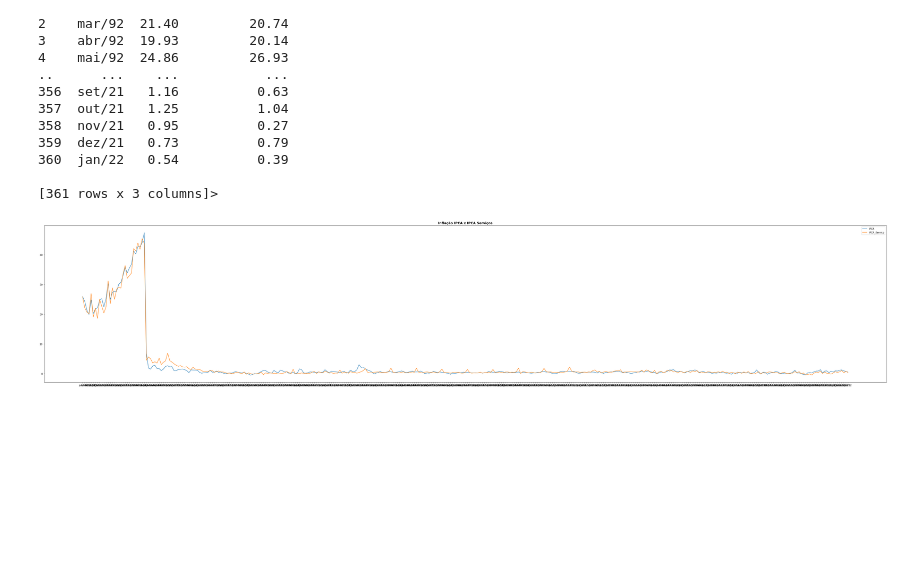
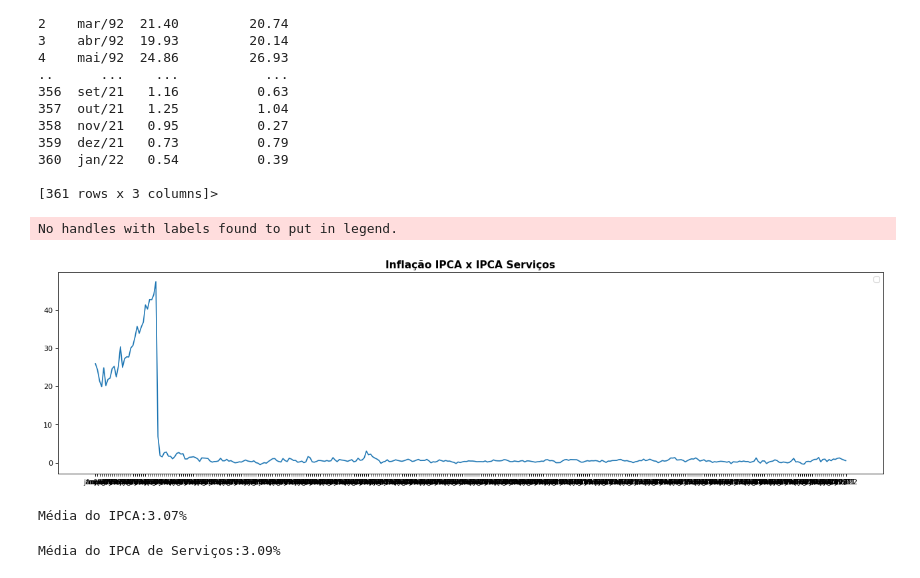
Before and after one commit to eduardoluisvieira/mackenzie, a Jupyter notebook: T2_Praticas.ipynb, the cells around one changed output. Saved outputs shown, nothing was run; the diff lists cells and outputs as text; code cells hidden in the pictures; blank space fills up the shorter version.

```diff
--- a/T2_Praticas.ipynb
+++ b/T2_Praticas.ipynb
@@ -26,17 +26,31 @@ inflacao.head
 
 [361 rows x 3 columns]>
 # %%
-plt.figure(figsize=(100,10))
+plt.figure(figsize=(20,5), dpi = 80)
 IPCA_Servicos = inflacao[ inflacao.IPCA == 'IPCA' ]
 IPCA_Geral = inflacao[ inflacao.IPCA_Servico == 'IPCA Servico' ]
 
-plt.subplot(1,2,1)
-plt.plot(inflacao.Data, inflacao.IPCA, label='IPCA')
-plt.plot(inflacao.Data, inflacao.IPCA_Servico, label='IPCA_Servico')
+#plt.subplot(1,2,1)
+plt.plot(inflacao['Data'],inflacao['IPCA'],'-')
+#plt.plot(inflacao.Data, inflacao.IPCA, label='IPCA')
+# plt.plot(inflacao.Data, inflacao.IPCA_Servico, label='IPCA_Servico')
 plt.title('Inflação IPCA x IPCA Serviços',fontsize=14,weight='bold')
 plt.legend()
 
-plt.tight_layout()
+#plt.tight_layout()
 plt.show()
 # %% [output]
+No handles with labels found to put in legend.
-[figure, old version]
+[figure, new version]
+# %%
+# Média do IPCA:
+IPCA_Series = inflacao['IPCA']
+print (f'Média do IPCA:{IPCA_Series.mean():.2f}%')
+# %% [output]
+Média do IPCA:3.07%
+# %%
+# Média do IPCA de Serviços
+IPCAServico_Series = inflacao['IPCA_Servico']
+print (f'Média do IPCA de Serviços:{IPCAServico_Series.mean():.2f}%')
+# %% [output]
+Média do IPCA de Serviços:3.09%
```
Also changed, not shown: parts of 5 cells of this notebook.
